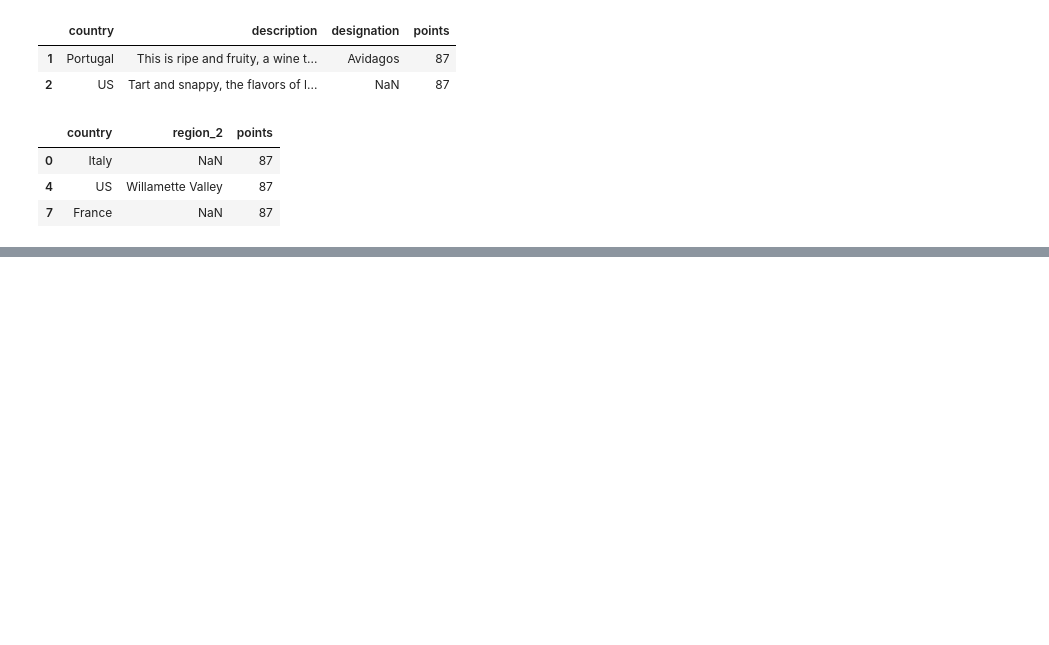
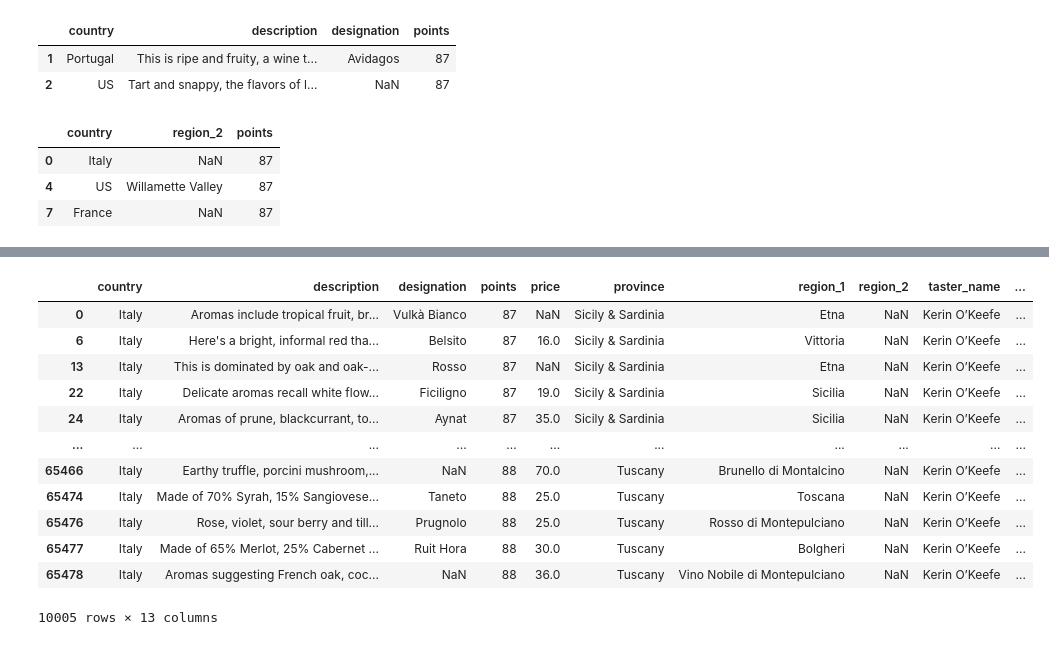
Before and after one commit to isotop786/Pandas-101, a Jupyter notebook: Indexing_Selecting_Assigning.ipynb, the cells around one changed output, grey strips where cells are left out. Cells and saved outputs as stored; diff of their text form; code cells hidden in the pictures; blank space fills up the shorter version.

```diff
--- a/Indexing_Selecting_Assigning.ipynb
+++ b/Indexing_Selecting_Assigning.ipynb
@@ -89,0 +172,16 @@ reviews.iloc[[0,4,7],[0,7,3]]
+# %%
+reviews.loc[reviews.country == 'Italy']
+# %% [output]
+|  | country | description | designation | points | price | province | region_1 | region_2 | taster_name | ... |
+| 0 | Italy | Aromas include tropical fruit, br... | Vulkà Bianco | 87 | NaN | Sicily & Sardinia | Etna | NaN | Kerin O’Keefe | ... |
+| 6 | Italy | Here's a bright, informal red tha... | Belsito | 87 | 16.0 | Sicily & Sardinia | Vittoria | NaN | Kerin O’Keefe | ... |
+| 13 | Italy | This is dominated by oak and oak-... | Rosso | 87 | NaN | Sicily & Sardinia | Etna | NaN | Kerin O’Keefe | ... |
+| 22 | Italy | Delicate aromas recall white flow... | Ficiligno | 87 | 19.0 | Sicily & Sardinia | Sicilia | NaN | Kerin O’Keefe | ... |
+| 24 | Italy | Aromas of prune, blackcurrant, to... | Aynat | 87 | 35.0 | Sicily & Sardinia | Sicilia | NaN | Kerin O’Keefe | ... |
+| ... | ... | ... | ... | ... | ... | ... | ... | ... | ... | ... |
+| 65466 | Italy | Earthy truffle, porcini mushroom,... | NaN | 88 | 70.0 | Tuscany | Brunello di Montalcino | NaN | Kerin O’Keefe | ... |
+| 65474 | Italy | Made of 70% Syrah, 15% Sangiovese... | Taneto | 88 | 25.0 | Tuscany | Toscana | NaN | Kerin O’Keefe | ... |
+| 65476 | Italy | Rose, violet, sour berry and till... | Prugnolo | 88 | 25.0 | Tuscany | Rosso di Montepulciano | NaN | Kerin O’Keefe | ... |
+| 65477 | Italy | Made of 65% Merlot, 25% Cabernet ... | Ruit Hora | 88 | 30.0 | Tuscany | Bolgheri | NaN | Kerin O’Keefe | ... |
+| 65478 | Italy | Aromas suggesting French oak, coc... | NaN | 88 | 36.0 | Tuscany | Vino Nobile di Montepulciano | NaN | Kerin O’Keefe | ... |
+10005 rows × 13 columns
```
Also changed, not shown: parts of 15 cells of this notebook.
